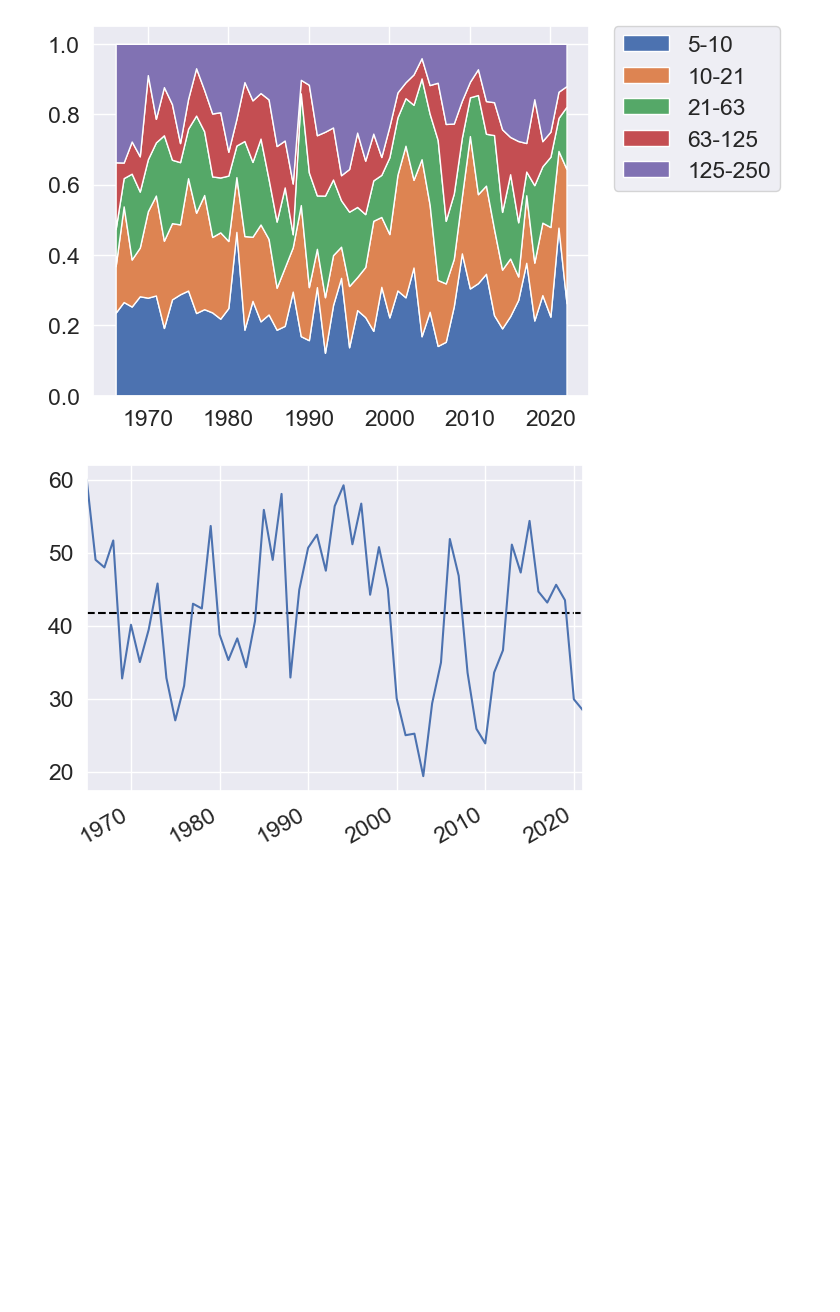
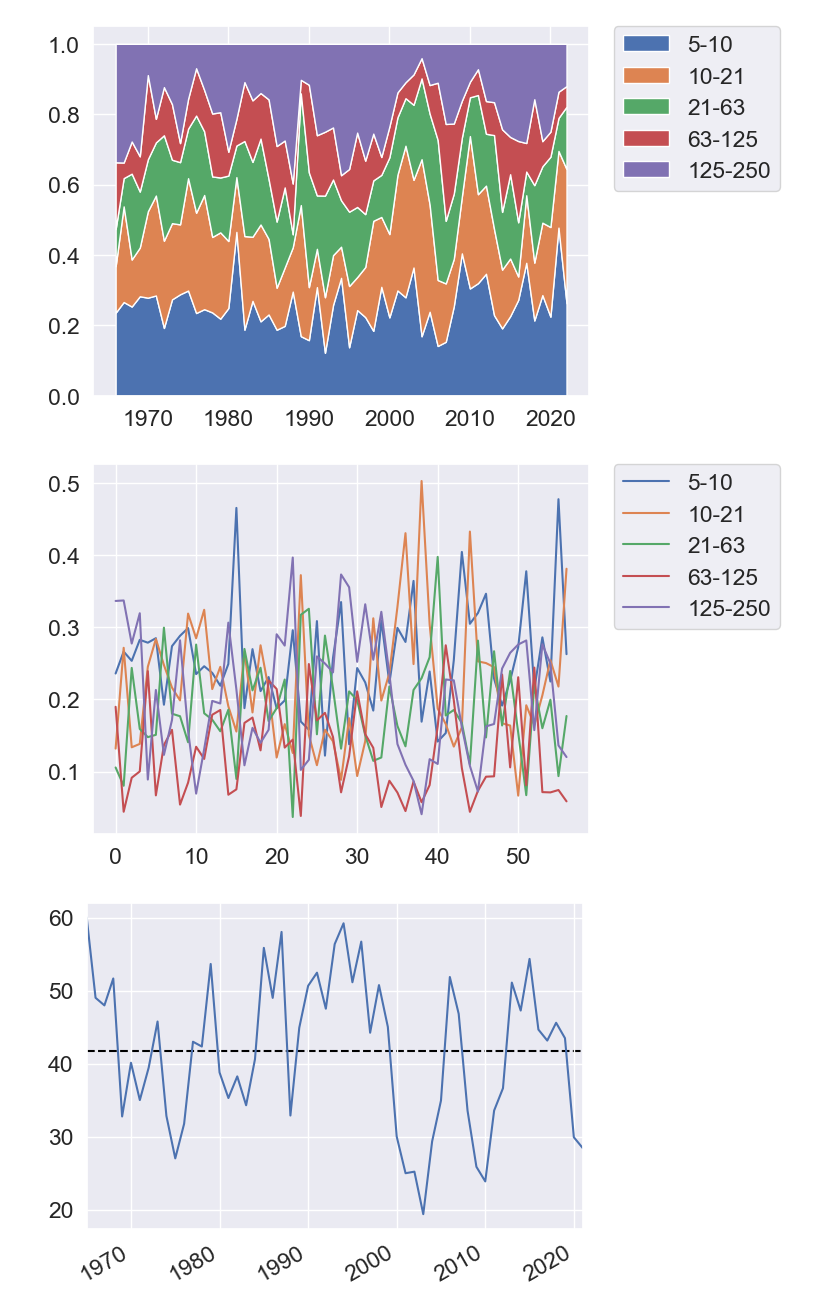
Before and after one commit to cvxgrp/cov_pred_finance, a Jupyter notebook: experiments/factor_portfolios.ipynb, the cells around one changed output. Drawn from its saved outputs; the diff is of its cells as text; code cells hidden in the pictures; blank space fills up the shorter version.

```diff
--- a/experiments/factor_portfolios.ipynb
+++ b/experiments/factor_portfolios.ipynb
@@ -114,6 +112,11 @@ plt.stackplot(quarterly_weights.index, quarterly_weights.values.T, labels=[f"{pa
 plt.legend(bbox_to_anchor=(1.05, 1), loc='upper left', borderaxespad=0.);
 # %% [output]
 [figure]
+# %%
+plt.plot(quarterly_weights.values, label=[f"{pair[0]}-{pair[1]}" for pair in cm_iewma_pairs]);
+plt.legend(bbox_to_anchor=(1.05, 1), loc='upper left', borderaxespad=0.);
+# %% [output]
+[figure, added]
 # %%
 halflifes_vola = np.array([cm_iewma_pairs[i][0] for i in range(len(cm_iewma_pairs))])
 (quarterly_weights * halflifes_vola).sum(axis=1).plot()
```
Also changed, not shown: parts of 6 cells of this notebook, 14 other files.
